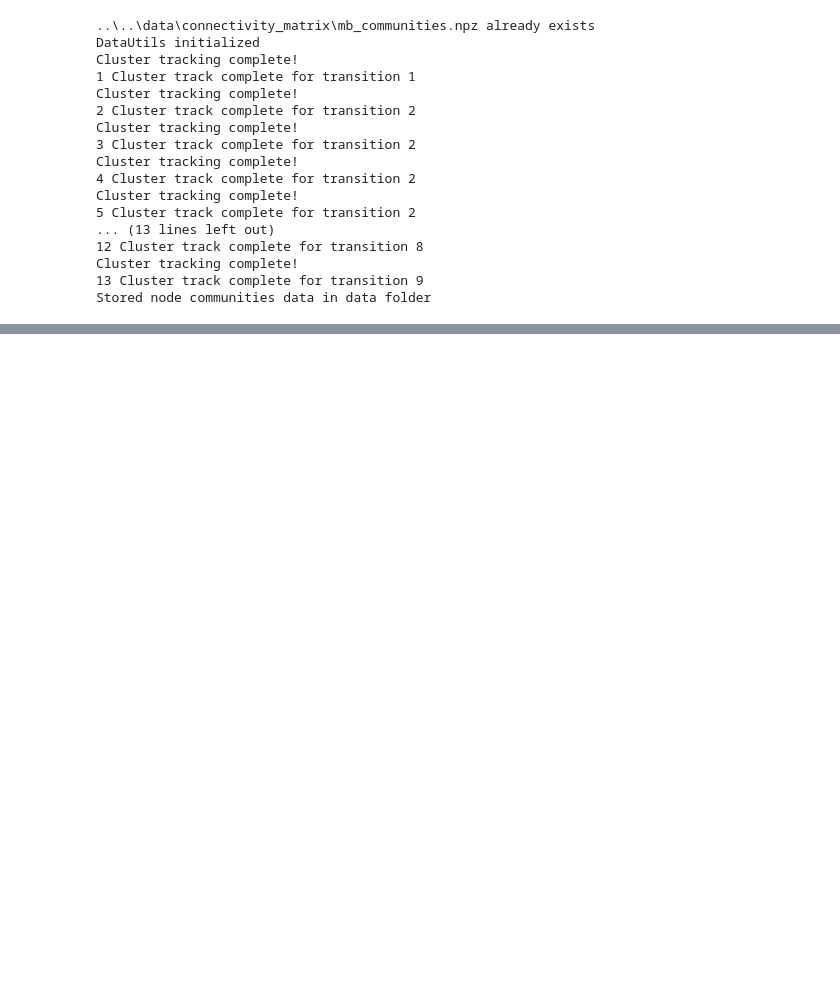
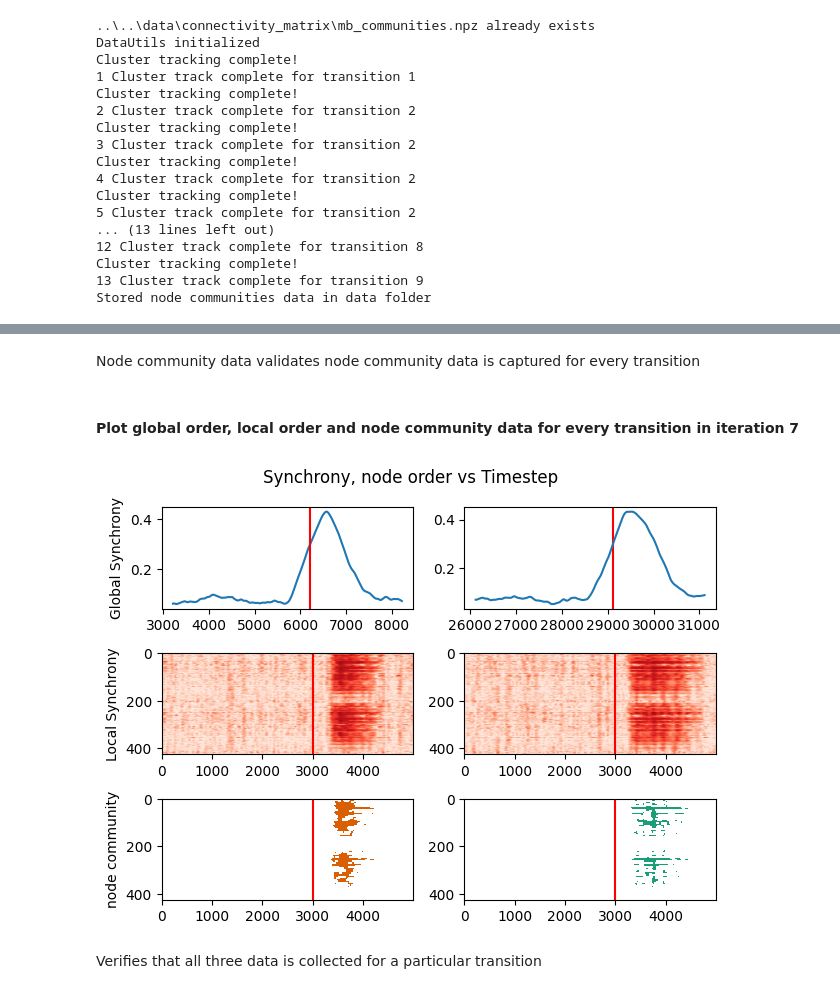
Before and after one commit to csndl-iitd/srg-tes-epilepsy-models, a Jupyter notebook: analysis/notebooks/Test Node Community Extraction.ipynb, the cells around one changed output, grey strips where cells are left out. Cells and saved outputs as stored; diff of their text form; code cells hidden in the pictures; blank space fills up the shorter version.

Commit message:
test node community extraction

```diff
--- a/analysis/notebooks/Test Node Community Extraction.ipynb
+++ b/analysis/notebooks/Test Node Community Extraction.ipynb
@@ -73,0 +114,59 @@ Text(0, 0.5, 'Global Order')
+# %% [markdown]
+Node community data validates node community data is captured for every transition
+# %% [markdown]
+#### Plot global order, local order and node community data for every transition in iteration 7
+# %%
+n=7
+smooth = np.array(analyse.smooth(df_itr[n]))
+
+fig,ax = plt.subplots(3,2)
+
+# plot 1st transition
+cross = np.where(smooth>0.3)[0][0]
+ax[0,0].plot(list(range(cross-3000,cross+2000)),smooth[cross-3000:cross+2000])
+ax[0,0].axvline(cross,color='r')
+ax[0,0].set_ylabel('Global Synchrony')
+
+ax[1,0].imshow(df_loc.loc[n].iloc[0:426].values,cmap='Reds',aspect='auto')
+ax[1,0].set_ylabel('Local Synchrony')
+ax[1,0].axvline(3000,color='r')
+
+nc_array=df_nc.loc[n].iloc[0:5000].values
+mc=analyse.compute_main_cluster(df_nc.loc[n].iloc[0:5000])
+nc_array[nc_array==0]=np.nan
+ax[2,0].imshow(nc_array.T,cmap='Dark2',aspect='auto')
+ax[2,0].axvline(3000,color='r')
+ax[2,0].set_ylabel('node community')
+
+# plot 2nd transition
+data_indices = np.arange(len(smooth))
+uc = np.where(smooth >= 0.4)[0][0]
+data = np.array(smooth[uc:])
+data_indices=data_indices[uc:]
+ind = np.where(data <= 0.1)[0][0]
+data=data[ind:]
+data_indices=data_indices[ind:]
+cross2 = np.where(data>0.3)[0][0]
+cross2_up=cross2+data_indices[0]
+ax[0,1].axvline(cross2_up,color='r')
+ax[0,1].plot(list(range(cross2_up-3000,cross2_up+2000)),data[cross2-3000:cross2+2000])
+
+#ax[0,1].set_ylabel('Global Synchrony')
+
+ax[1,1].imshow(df_loc.loc[n].iloc[426:852].values,cmap='Reds',aspect='auto')
+#ax[1,1].set_ylabel('Local Synchrony')
+ax[1,1].axvline(3000,color='r')
+
+nc_array=df_nc.loc[n].iloc[5000:10000].values
+mc=analyse.compute_main_cluster(df_nc.loc[n].iloc[5000:10000])
+nc_array[nc_array==0]=np.nan
+ax[2,1].imshow(nc_array.T,cmap='Dark2',aspect='auto')
+ax[2,1].axvline(3000,color='r')
+
+
+fig.suptitle('Synchrony, node order vs Timestep')
+fig.tight_layout()
+# %% [output]
+[figure, added]
+# %% [markdown]
+Verifies that all three data is collected for a particular transition
```
Also changed, not shown: parts of 8 cells of this notebook, 3 other files.
